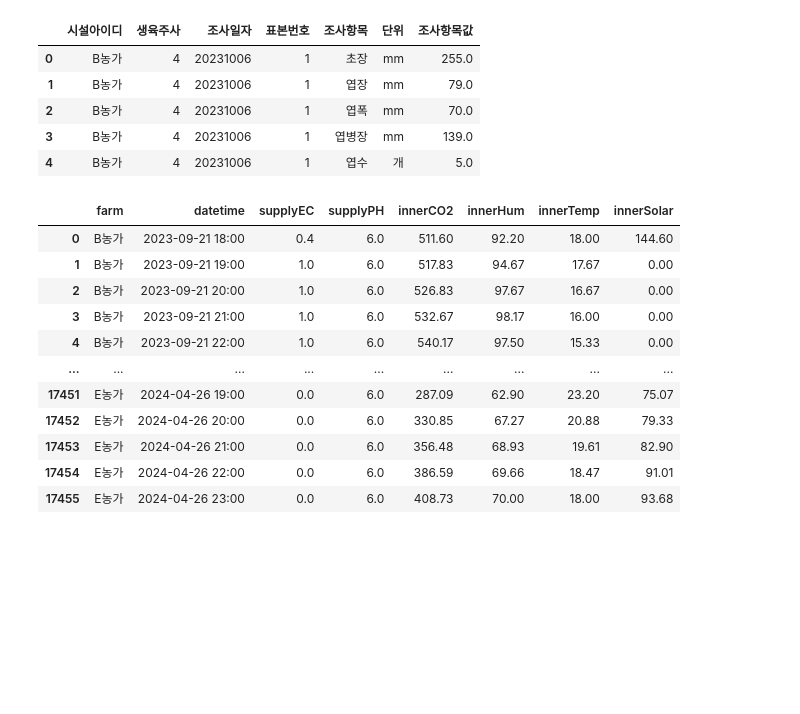
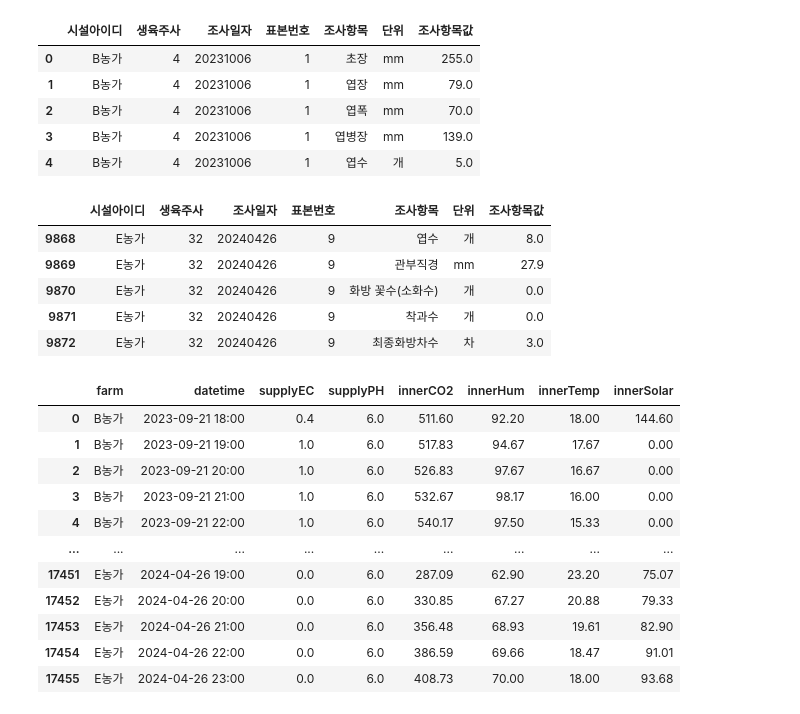
Before and after one commit to CodeArt-Team/MLcompetetion, a Jupyter notebook: BerryMachineLearning/input정제_Kang.ipynb, the cells around one changed output. Drawn from its saved outputs; the diff is of its cells as text; code cells hidden in the pictures; blank space fills up the shorter version.

```diff
--- a/BerryMachineLearning/input정제_Kang.ipynb
+++ b/BerryMachineLearning/input정제_Kang.ipynb
@@ -57,7 +57,7 @@ elif platform.system() == 'Windows':
 else:
     print("Unknown System")
 # %%
-생육데이터 = pd.read_excel("./DataFiles/사전테스트-생육데이터.xlsx")
+생육데이터 = pd.read_excel("./Data/사전테스트-생육데이터.xlsx")
 # %%
 생육데이터.head()
 # %% [output]
@@ -67,3 +67,12 @@ else:
 | 2 | B농가 | 4 | 20231006 | 1 | 엽폭 | mm | 70.0 |
 | 3 | B농가 | 4 | 20231006 | 1 | 엽병장 | mm | 139.0 |
 | 4 | B농가 | 4 | 20231006 | 1 | 엽수 | 개 | 5.0 |
+# %%
+생육데이터.tail()
+# %% [output]
+|  | 시설아이디 | 생육주사 | 조사일자 | 표본번호 | 조사항목 | 단위 | 조사항목값 |
+| 9868 | E농가 | 32 | 20240426 | 9 | 엽수 | 개 | 8.0 |
+| 9869 | E농가 | 32 | 20240426 | 9 | 관부직경 | mm | 27.9 |
+| 9870 | E농가 | 32 | 20240426 | 9 | 화방 꽃수(소화수) | 개 | 0.0 |
+| 9871 | E농가 | 32 | 20240426 | 9 | 착과수 | 개 | 0.0 |
+| 9872 | E농가 | 32 | 20240426 | 9 | 최종화방차수 | 차 | 3.0 |
```
Also changed, not shown: parts of 10 cells of this notebook.
